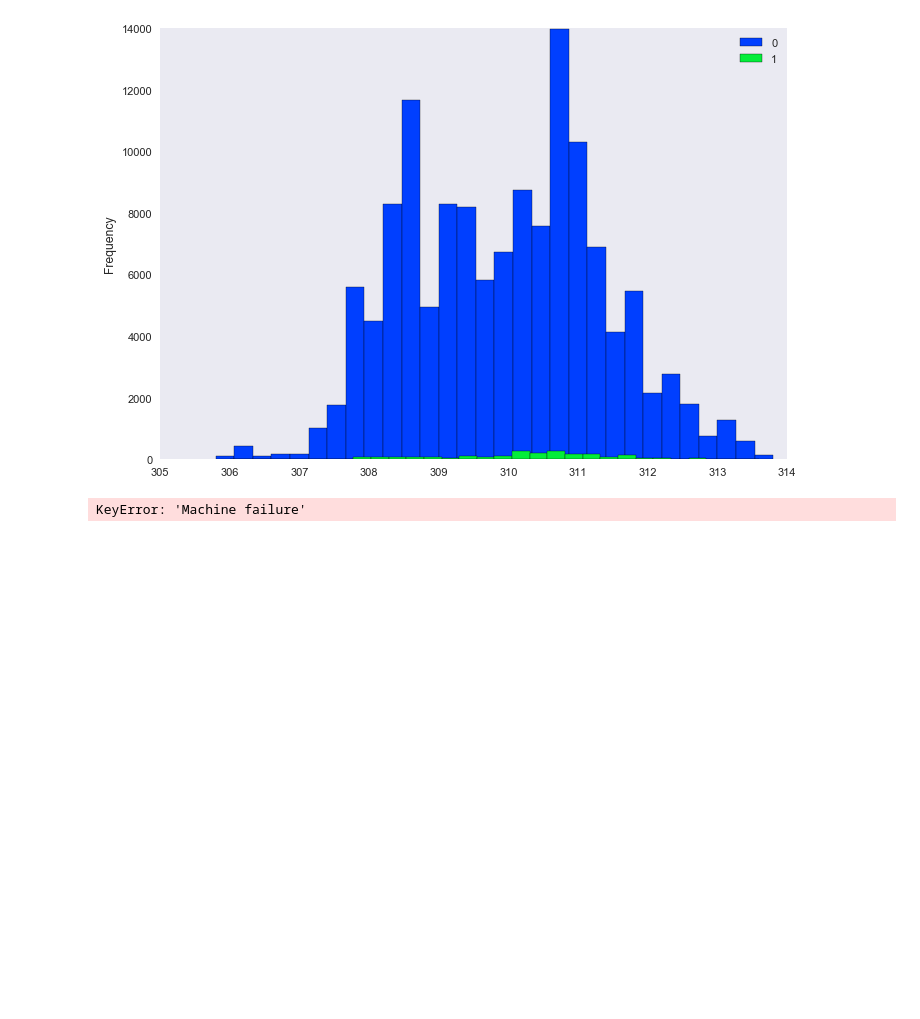
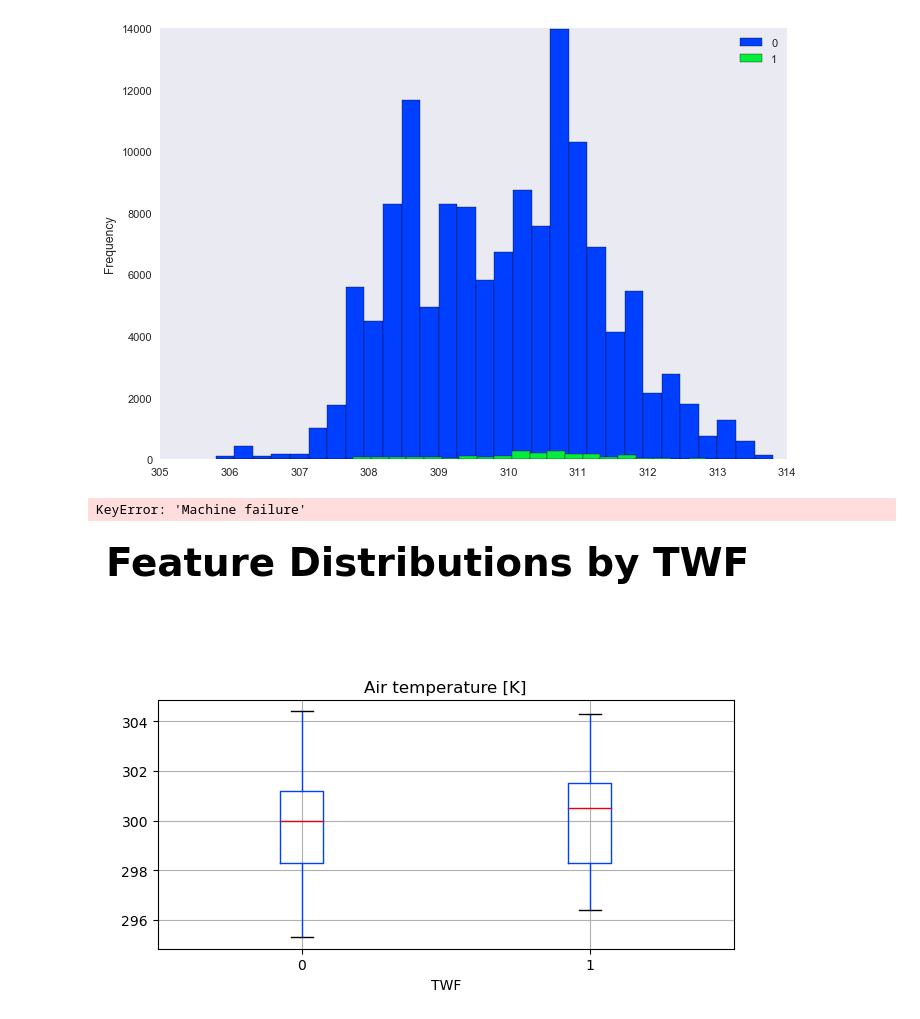
Before and after one commit to farnazashrafi/portfolio_project, a Jupyter notebook: notebooks/Domenico_Test_2.ipynb, the cells around one changed output. Cells and saved outputs as stored; diff of their text form; code cells hidden in the pictures; blank space fills up the shorter version.

```diff
--- a/notebooks/Domenico_Test_2.ipynb
+++ b/notebooks/Domenico_Test_2.ipynb
@@ -242,3 +240,12 @@ heatmap_scaled = heatmap_failure.copy()
 heatmap_scaled[ratio_cols] = scaler.fit_transform(heatmap_failure[ratio_cols])
 # %% [output]
 KeyError: 'Machine failure'
+# %%
+fig, ax = plt.subplots()
+df.boxplot(column='Air temperature [K]', by='TWF', ax=ax)
+
+fig.suptitle(f'Feature Distributions by TWF\n\n', ha='center', fontweight='bold', fontsize=28, y=0.96)
+plt.tight_layout(pad=1.0)
+plt.show()
+# %% [output]
+[figure, added]
```
Also changed, not shown: parts of 49 cells of this notebook.
